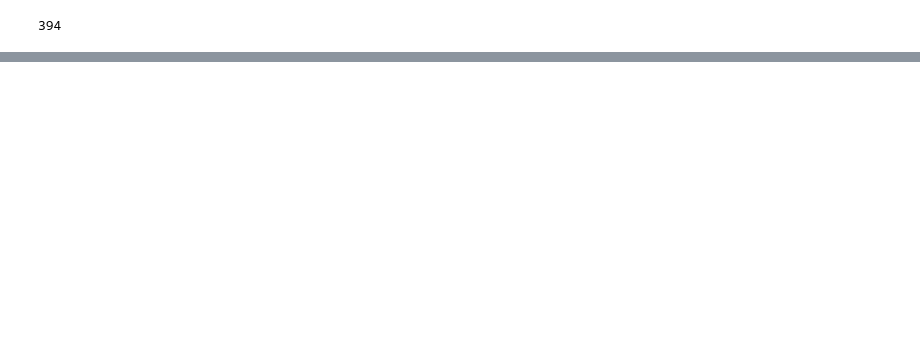
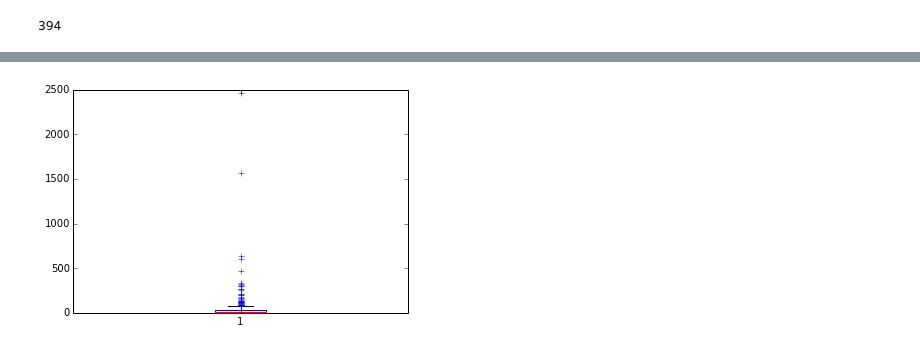
Before and after one commit to dzarrr/Tugas_1_TBD, a Jupyter notebook: TBD_2.ipynb, the cells around one changed output, grey strips where cells are left out. Cells and saved outputs as stored; diff of their text form; code cells hidden in the pictures; blank space fills up the shorter version.

```diff
--- a/TBD_2.ipynb
+++ b/TBD_2.ipynb
@@ -84,0 +129,5 @@ df['posts'] = posts
+# %%
+plt.boxplot(df['posts'])
+plt.show()
+# %% [output]
+[figure, added]
```
Also changed, not shown: parts of 9 cells of this notebook.
